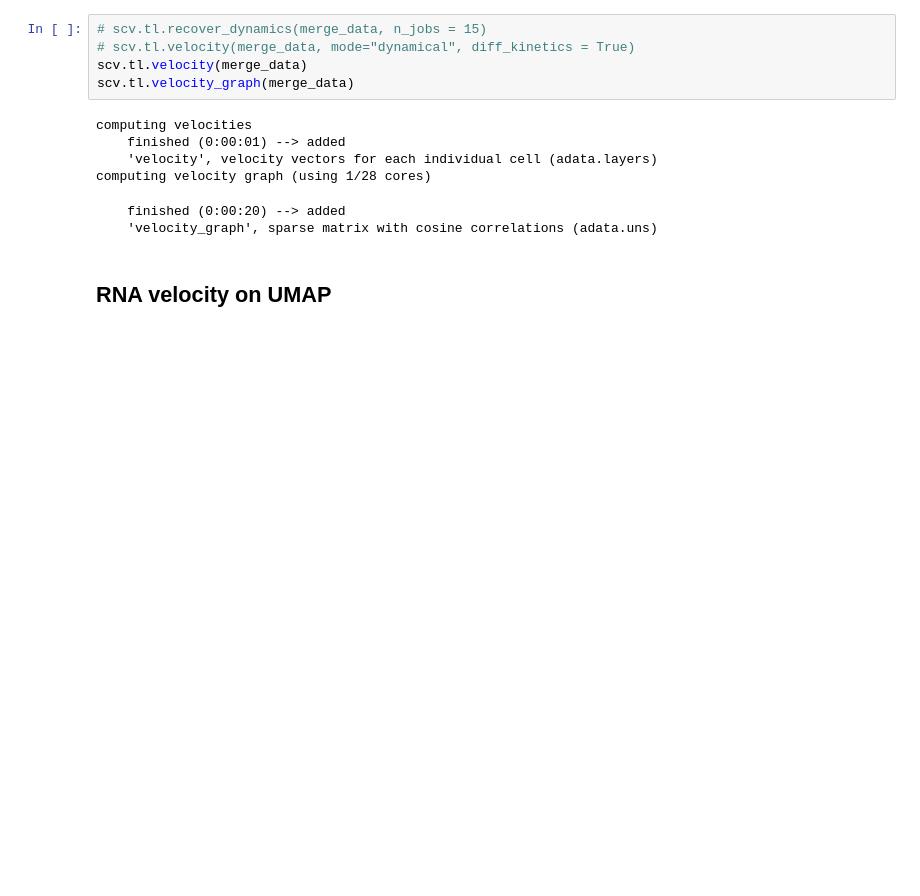
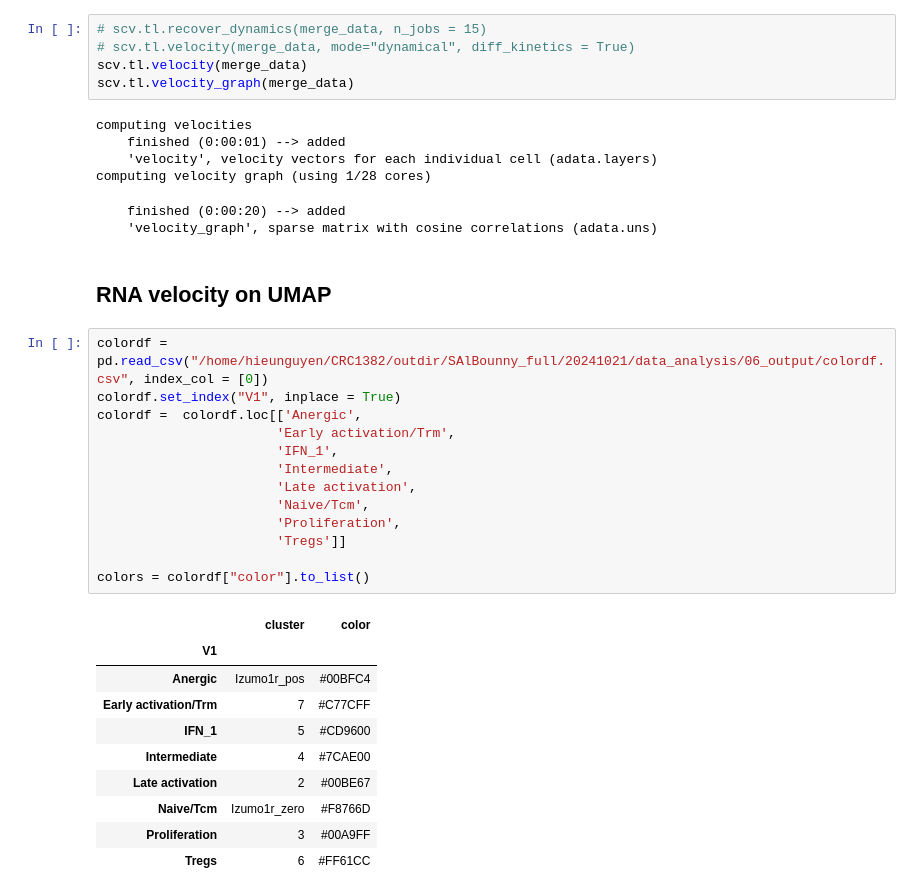
Before and after one commit to hieunguyen4193/SAlB_data_analysis, a Jupyter notebook: 08_RNA_velocity_analysis.ipynb, the cells around one changed output. Drawn from its saved outputs; the diff is of its cells as text; blank space fills up the shorter version.

```diff
--- a/08_RNA_velocity_analysis.ipynb
+++ b/08_RNA_velocity_analysis.ipynb
@@ -130,4 +130,28 @@ computing velocity graph (using 1/28 cores)
     'velocity_graph', sparse matrix with cosine correlations (adata.uns)
 # %% [markdown]
 ## RNA velocity on UMAP
+# %%
+colordf = pd.read_csv("/home/hieunguyen/CRC1382/outdir/SAlBounny_full/20241021/data_analysis/06_output/colordf.csv", index_col = [0])
+colordf.set_index("V1", inplace = True)
+colordf =  colordf.loc[['Anergic',
+                       'Early activation/Trm',
+                       'IFN_1',
+                       'Intermediate',
+                       'Late activation',
+                       'Naive/Tcm',
+                       'Proliferation',
+                       'Tregs']]
+
+colors = colordf["color"].to_list()
+# %% [output]
+|  | cluster | color |
+| V1 |  |  |
+| Anergic | Izumo1r_pos | #00BFC4 |
+| Early activation/Trm | 7 | #C77CFF |
+| IFN_1 | 5 | #CD9600 |
+| Intermediate | 4 | #7CAE00 |
+| Late activation | 2 | #00BE67 |
+| Naive/Tcm | Izumo1r_zero | #F8766D |
+| Proliferation | 3 | #00A9FF |
+| Tregs | 6 | #FF61CC |
 # %%
```
Also changed, not shown: parts of 3 cells of this notebook, 2 other files.
